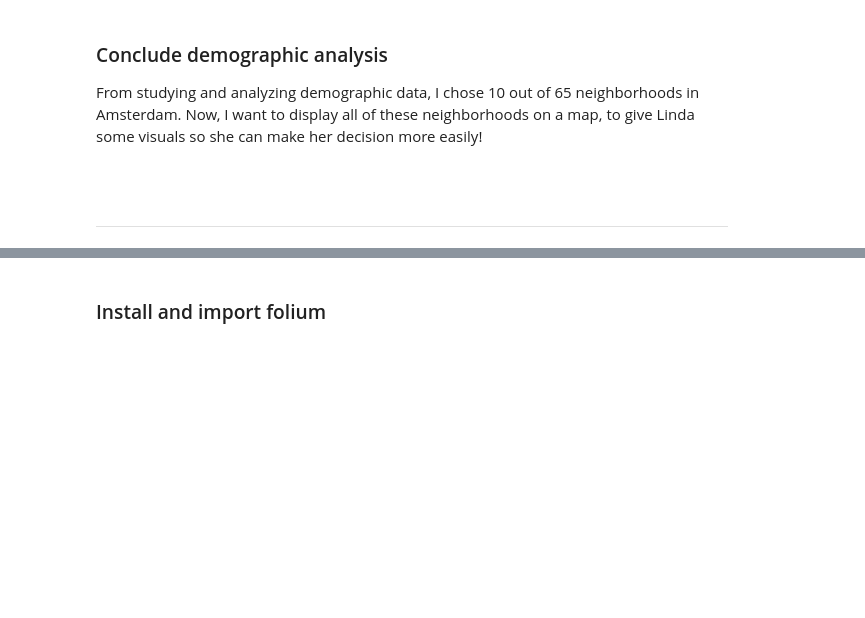
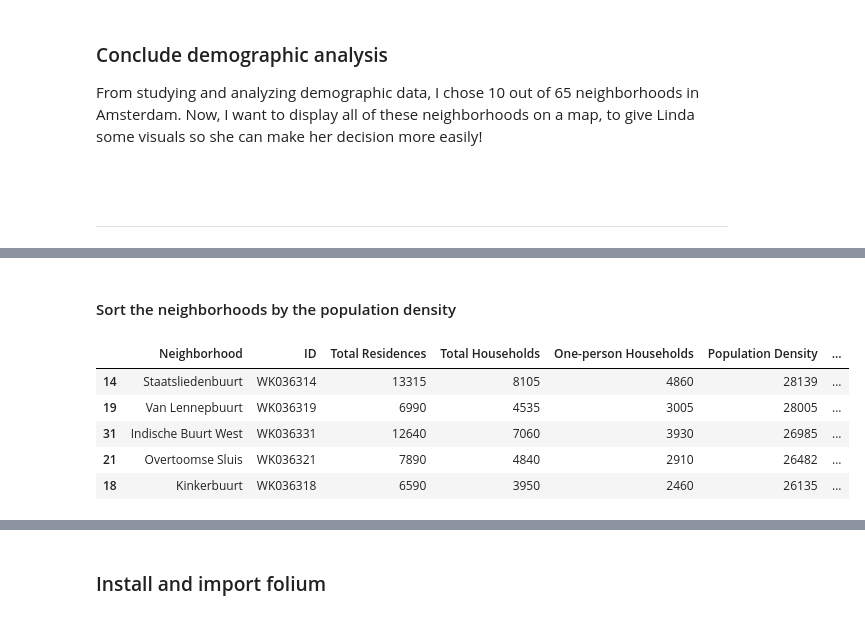
Before and after one commit to xding78/Sharing, a Jupyter notebook: Restaurant_TomTomMapsAPI.ipynb, the cells around one changed output, grey strips where cells are left out. Saved outputs shown, nothing was run; the diff lists cells and outputs as text; code cells hidden in the pictures; blank space fills up the shorter version.

```diff
--- a/Restaurant_TomTomMapsAPI.ipynb
+++ b/Restaurant_TomTomMapsAPI.ipynb
@@ -142,0 +142,12 @@ df
+# %% [markdown]
+#### Sort the neighborhoods by the population density
+# %%
+df.sort_values(["Population Density"], axis=0, ascending=False, inplace=True)
+df.head()
+# %% [output]
+|  | Neighborhood | ID | Total Residences | Total Households | One-person Households | Population Density | ... |
+| 14 | Staatsliedenbuurt | WK036314 | 13315 | 8105 | 4860 | 28139 | ... |
+| 19 | Van Lennepbuurt | WK036319 | 6990 | 4535 | 3005 | 28005 | ... |
+| 31 | Indische Buurt West | WK036331 | 12640 | 7060 | 3930 | 26985 | ... |
+| 21 | Overtoomse Sluis | WK036321 | 7890 | 4840 | 2910 | 26482 | ... |
+| 18 | Kinkerbuurt | WK036318 | 6590 | 3950 | 2460 | 26135 | ... |
```
Also changed, not shown: parts of 43 cells of this notebook.
